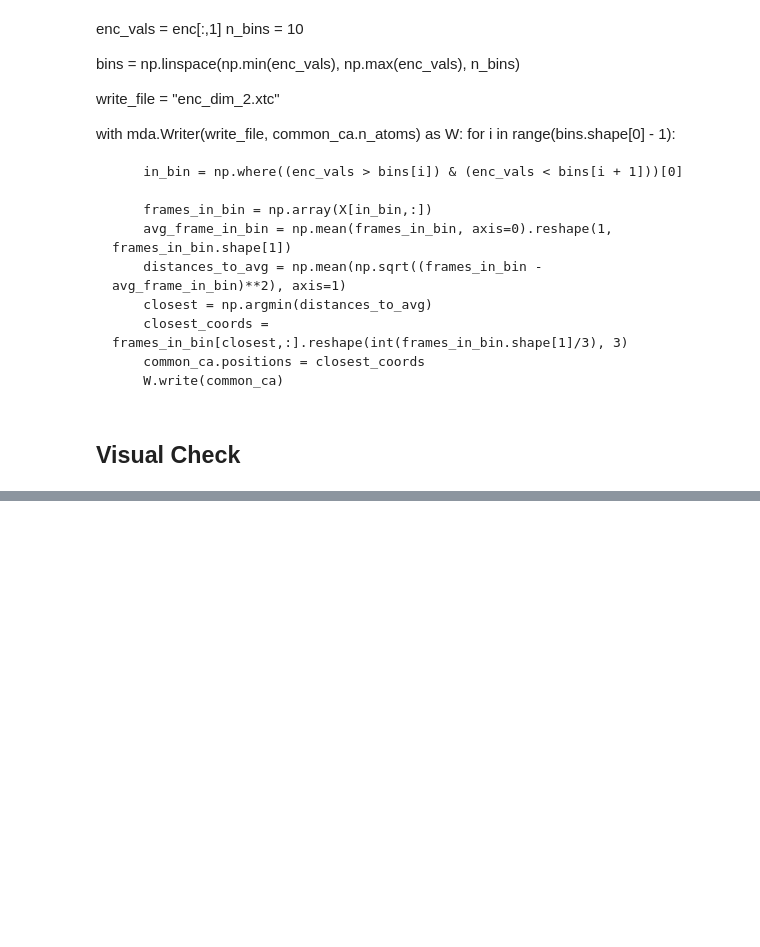
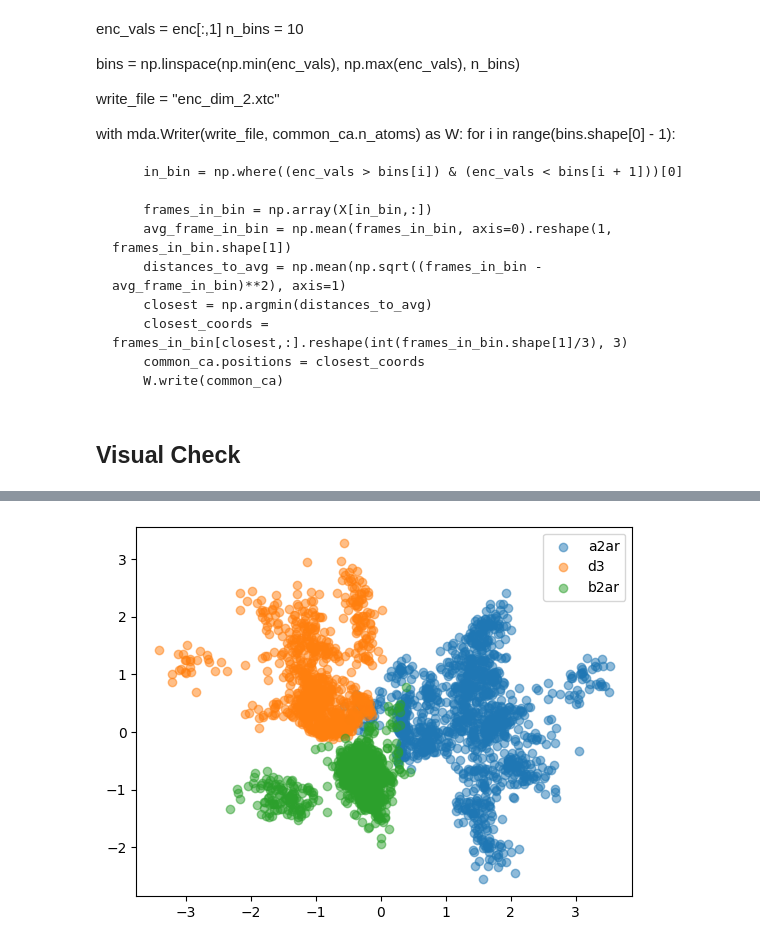
Before and after one commit to molecularmachinist/somethingwithflow, a Jupyter notebook: encoding.ipynb, the cells around one changed output, grey strips where cells are left out. Cells and saved outputs as stored; diff of their text form; code cells hidden in the pictures; blank space fills up the shorter version.

```diff
--- a/encoding.ipynb
+++ b/encoding.ipynb
@@ -194,6 +163,7 @@ test_X_scaled = torch.Tensor(scaler.transform(test_X))
 test_ids = ids[test_index]
 train_X_scaled = torch.Tensor(scaler.transform(train_X))
 train_ids = ids[train_index]
+names = ["a2ar", "d3", "b2ar"]
 # %%
 encoding_dim = 2
 middle_dim = 512
@@ -432,0 +399,25 @@ cas.write("./b2ar_large_tm36_reconstructed.gro")
+# %%
+X = np.load("data/a2ar_b2ar_d3_common_ca_coordinates.npy")
+ids = np.load("data/a2ar_b2ar_d3_ids.npy")
+
+
+test = 0.25
+index = [_ for _ in range(X.shape[0])]
+random.shuffle(index)
+test_index = index[:int(test*len(index))]
+train_index = index[int(test*len(index)):]
+test_X = X[test_index,:]
+train_X = X[train_index,:]
+
+scaler = StandardScaler()
+scaler.fit(X)
+
+X_scaled = scaler.transform(X)
+
+test_X_scaled = torch.Tensor(scaler.transform(test_X))
+test_ids = ids[test_index]
+train_X_scaled = torch.Tensor(scaler.transform(train_X))
+train_ids = ids[train_index]
+# %%
+AE = Autoencoder(in_shape=X.shape[1], enc_shape=2, middle_shape=1024, n_hidden=1)
+AE.fit(train_X_scaled, n_epochs=3, verbose=True)
@@ -432,0 +429,12 @@ cas.write("./b2ar_large_tm36_reconstructed.gro")
+# %%
+
+encoded = AE.transform(test_X_scaled)
+
+for i in set(test_ids):
+    index = np.where(test_ids == i)[0]
+    subset = encoded[index,:]
+    plt.scatter(subset[:,0], subset[:,1], alpha=0.5, label=names[i])
+plt.legend()
+plt.show()
+# %% [output]
+[figure, added]
```
Also changed, not shown: parts of 29 cells of this notebook, 2 other files.
